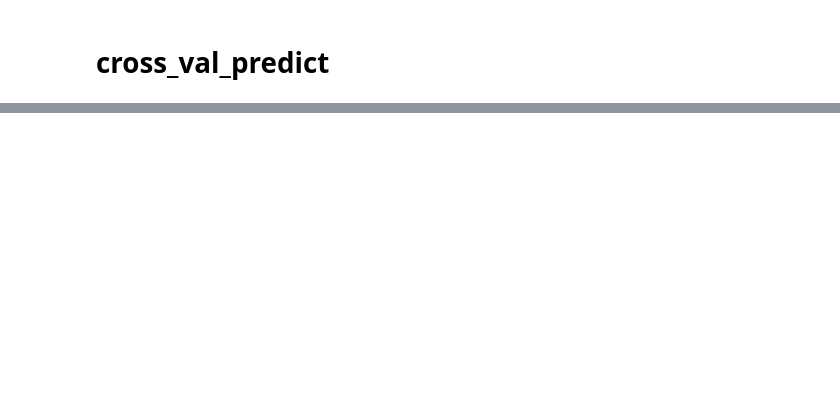
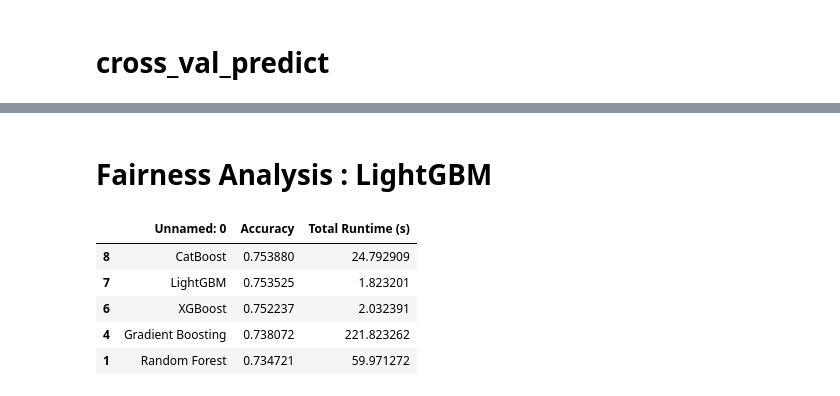
Before and after one commit to MatinMarjani/CIS890, a Jupyter notebook: Classification/BoGender_Classification.ipynb, the cells around one changed output, grey strips where cells are left out. Saved outputs shown, nothing was run; the diff lists cells and outputs as text; code cells hidden in the pictures; blank space fills up the shorter version.

```diff
--- a/Classification/BoGender_Classification.ipynb
+++ b/Classification/BoGender_Classification.ipynb
@@ -282,0 +477,14 @@ plt.show()
+# %% [markdown]
+# Fairness Analysis : LightGBM
+# %%
+import pandas as pd
+
+model_scroes = pd.read_csv('BoGender_CV/results_cv_5_folds.csv')
+model_scroes[['Unnamed: 0', 'Accuracy','Total Runtime (s)']].sort_values(by='Accuracy', ascending=False).head()
+# %% [output]
+|  | Unnamed: 0 | Accuracy | Total Runtime (s) |
+| 8 | CatBoost | 0.753880 | 24.792909 |
+| 7 | LightGBM | 0.753525 | 1.823201 |
+| 6 | XGBoost | 0.752237 | 2.032391 |
+| 4 | Gradient Boosting | 0.738072 | 221.823262 |
+| 1 | Random Forest | 0.734721 | 59.971272 |
```
Also changed, not shown: parts of 11 cells of this notebook, 3 other files.
